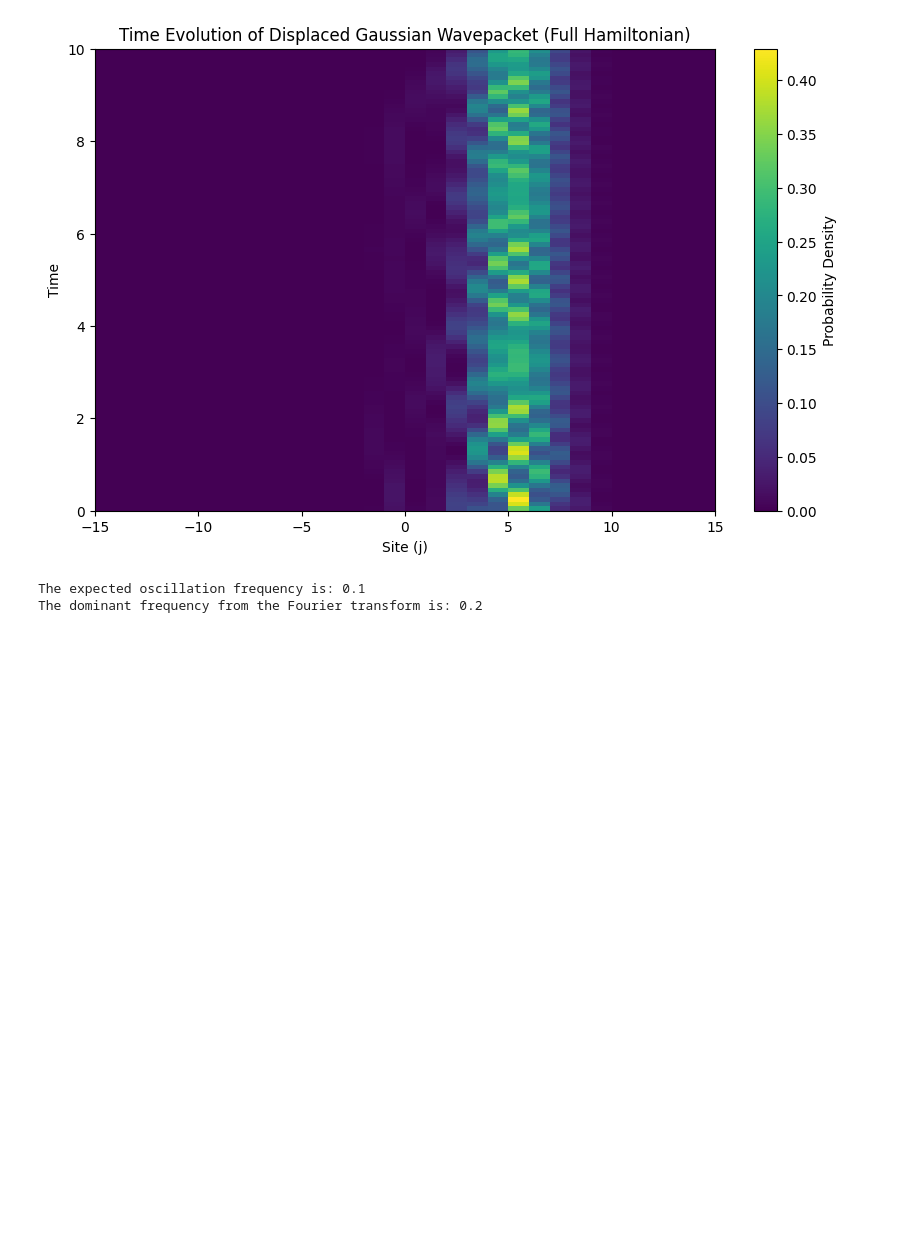
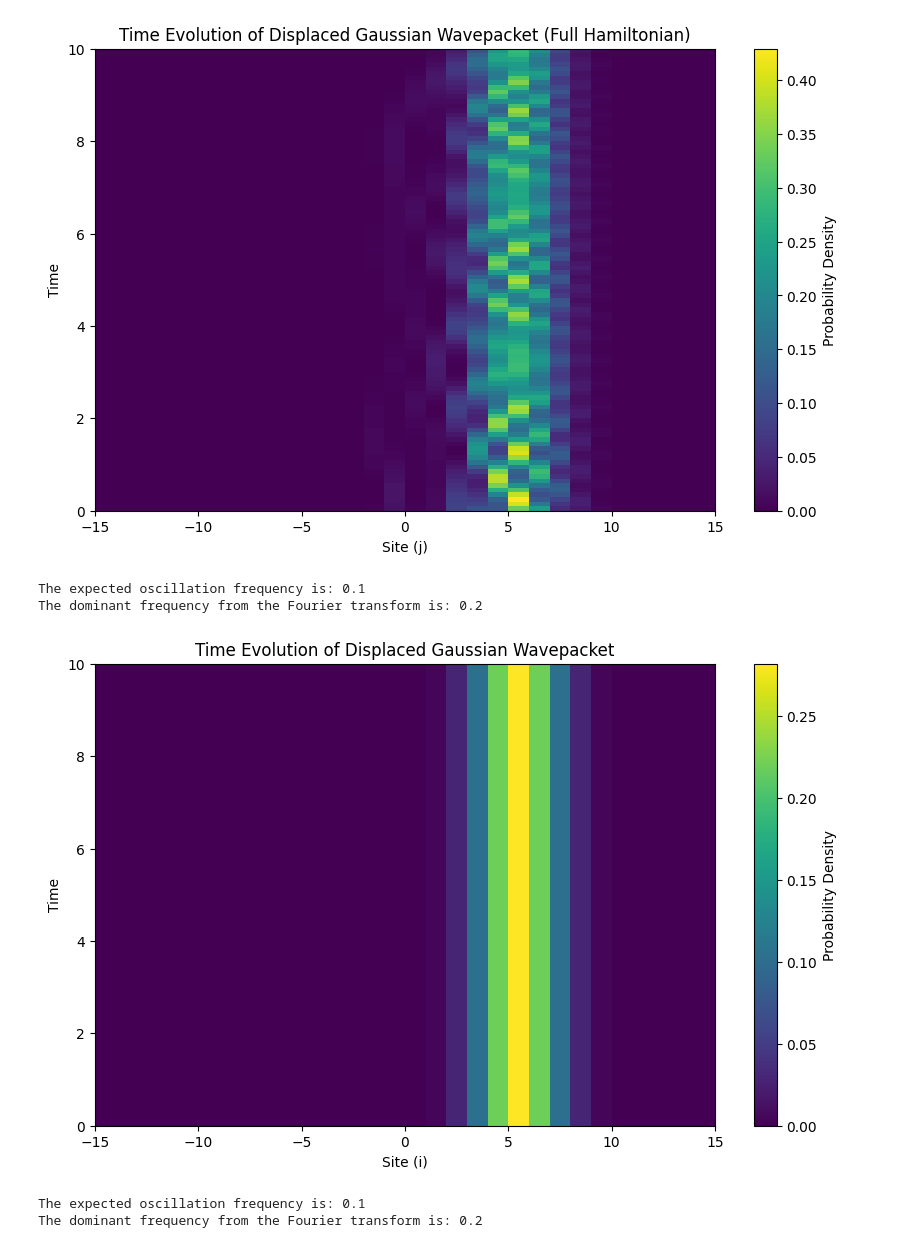
Before and after one commit to pietromalagoli/QIAP, a Jupyter notebook: assignment.ipynb, the cells around one changed output. Saved outputs shown, nothing was run; the diff lists cells and outputs as text; code cells hidden in the pictures; blank space fills up the shorter version.

```diff
--- a/assignment.ipynb
+++ b/assignment.ipynb
@@ -71,3 +71,68 @@ print(f"The dominant frequency from the Fourier transform is: {dominant_freq}")
 [figure]
 The expected oscillation frequency is: 0.1
 The dominant frequency from the Fourier transform is: 0.2
+# %%
+import numpy as np
+import matplotlib.pyplot as plt
+from scipy.linalg import expm
+from scipy.fft import fft
+
+# Parameters
+N = 30  # Choose N > 20
+V = 1.0
+omega = 0.1
+J = 1.0
+h_bar = 1.0
+
+# Effective Hamiltonian
+def H_eff(i):
+    return (-J + (J * V**2) / (4 * omega**2) * (2 * i + 1)**2)
+
+# Initial Gaussian wavepacket parameters
+sigma = 2.0
+k0 = 0.0
+x = np.arange(-N//2, N//2)
+psi0 = np.exp(-(x - k0)**2 / (2 * sigma**2)) / np.sqrt(np.sqrt(np.pi) * sigma)
+
+# Time evolution
+def evolve(psi, dt, steps):
+    result = np.zeros((steps, len(psi)), dtype=complex)
+    for t in range(steps):
+        U = np.diag(np.exp(-1j * dt * np.array([H_eff(i) for i in range(N)]) / h_bar))
+        psi = np.dot(U, psi)
+        result[t, :] = psi
+    return result
+
+# Displace the wavepacket from the center
+displacement = 5
+psi0 = np.roll(psi0, displacement)
+
+# Time parameters
+dt = 0.1
+steps = 100
+
+# Perform time evolution
+result = evolve(psi0, dt, steps)
+
+# Plot the results
+plt.figure(figsize=(10, 6))
+plt.imshow(np.abs(result)**2, extent=[-N//2, N//2, 0, steps*dt], aspect='auto', cmap='viridis')
+plt.colorbar(label='Probability Density')
+plt.title('Time Evolution of Displaced Gaussian Wavepacket')
+plt.xlabel('Site (i)')
+plt.ylabel('Time')
+plt.show()
+
+# Fourier transform to find the dominant frequency
+freqs = np.fft.fftfreq(steps, dt)
+fft_result = fft(result_full[:, N//2])  # Assuming you are interested in the central site
+
+# Find the dominant frequency
+dominant_freq = np.abs(freqs[np.argmax(np.abs(fft_result))])
+
+print(f"The expected oscillation frequency is: {omega}")
+print(f"The dominant frequency from the Fourier transform is: {dominant_freq}")
+# %% [output]
+[figure, added]
+The expected oscillation frequency is: 0.1
+The dominant frequency from the Fourier transform is: 0.2
```
